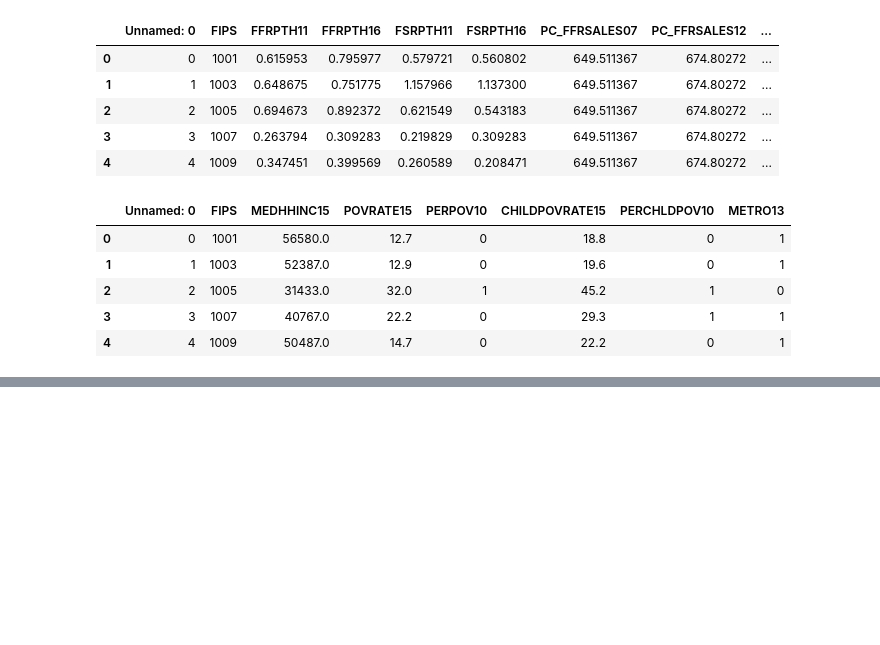
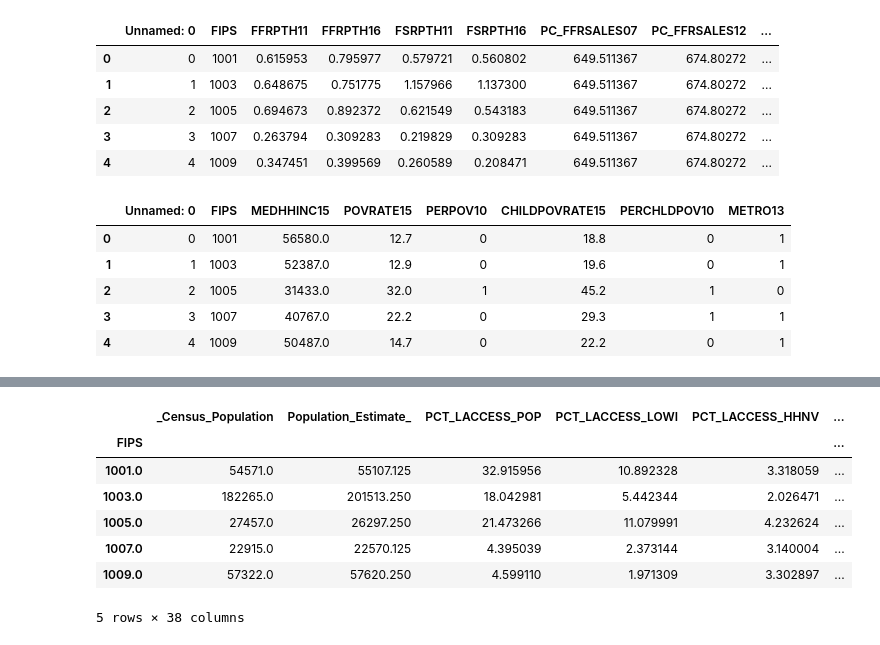
Before and after one commit to TMWRose/Group-1---Food-Deserts-How-They-Affect-Community-Health, a Jupyter notebook: Extracting_Full_DB.ipynb, the cells around one changed output, grey strips where cells are left out. Drawn from its saved outputs; the diff is of its cells as text; code cells hidden in the pictures; blank space fills up the shorter version.

```diff
--- a/Extracting_Full_DB.ipynb
+++ b/Extracting_Full_DB.ipynb
@@ -122,0 +254,13 @@ final_table.to_sql('final', con=engine, index=False, if_exists='replace')
+# %%
+final_table_new=final_table_new.set_index('FIPS')
+# %%
+final_table_new.head()
+# %% [output]
+|  | _Census_Population | Population_Estimate_ | PCT_LACCESS_POP | PCT_LACCESS_LOWI | PCT_LACCESS_HHNV | ... |
+| FIPS |  |  |  |  |  | ... |
+| 1001.0 | 54571.0 | 55107.125 | 32.915956 | 10.892328 | 3.318059 | ... |
+| 1003.0 | 182265.0 | 201513.250 | 18.042981 | 5.442344 | 2.026471 | ... |
+| 1005.0 | 27457.0 | 26297.250 | 21.473266 | 11.079991 | 4.232624 | ... |
+| 1007.0 | 22915.0 | 22570.125 | 4.395039 | 2.373144 | 3.140004 | ... |
+| 1009.0 | 57322.0 | 57620.250 | 4.599110 | 1.971309 | 3.302897 | ... |
+5 rows × 38 columns
```
Also changed, not shown: parts of 21 cells of this notebook.
